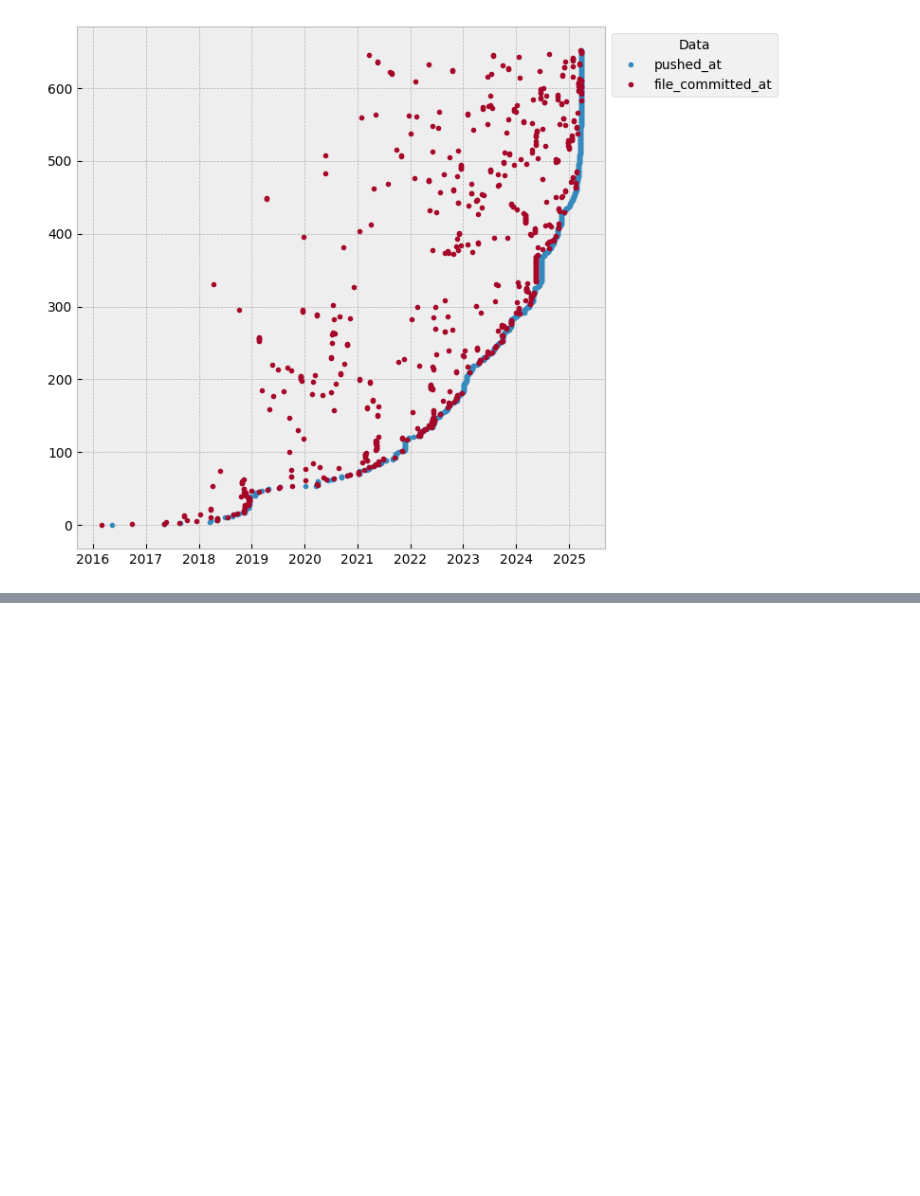
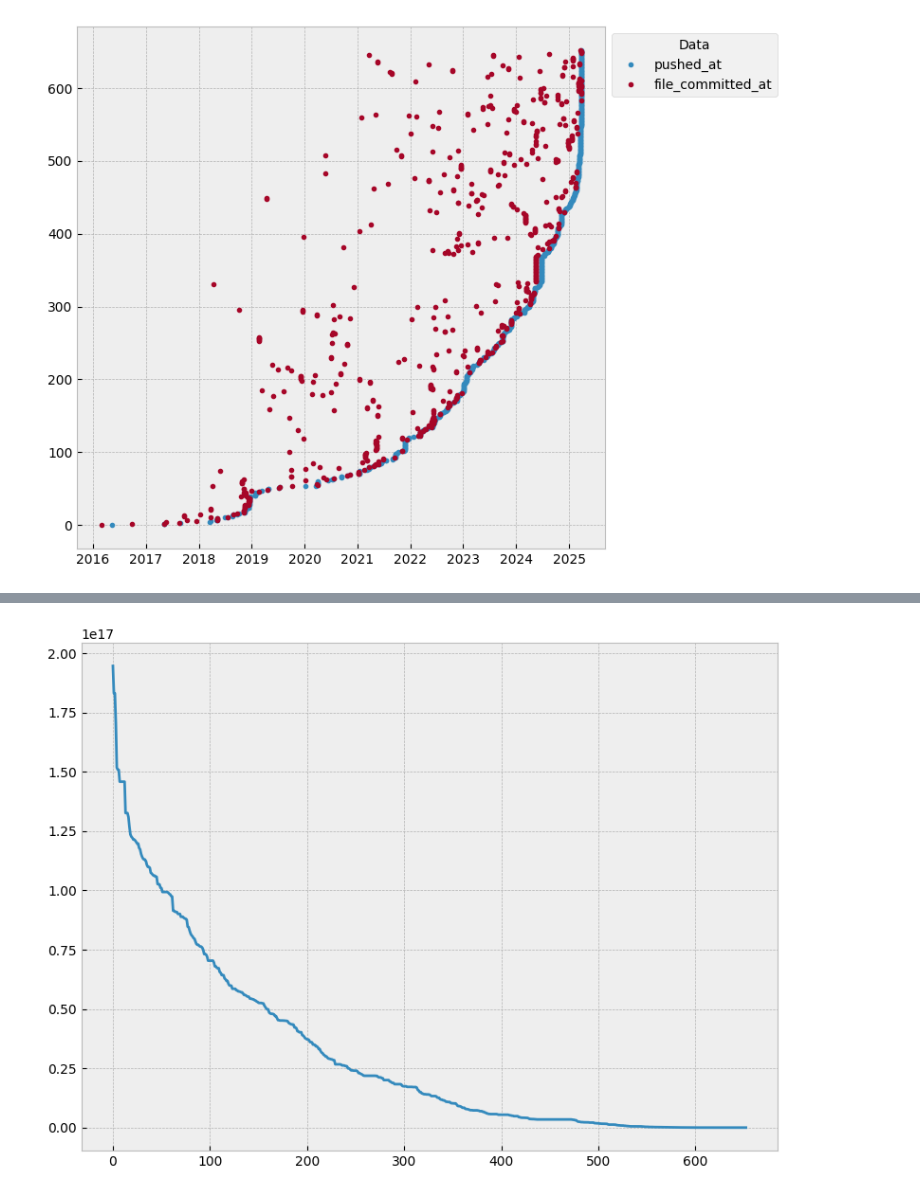
Before and after one commit to xisberto/hpa_usage, a Jupyter notebook: hpa_classify.ipynb, the cells around one changed output, grey strips where cells are left out. Saved outputs shown, nothing was run; the diff lists cells and outputs as text; code cells hidden in the pictures; blank space fills up the shorter version.

```diff
--- a/hpa_classify.ipynb
+++ b/hpa_classify.ipynb
@@ -767,0 +809,25 @@ plt.show()
+# %%
+df_date_diff.sort_values('last_commits', inplace=True, ignore_index=True, ascending=False)
+
+cmap = plt.get_cmap('viridis')
+num_rows = df_date_diff.shape[0]
+
+plt.figure(figsize=(8, 6))
+
+# for i in df_date_diff.index:
+#     x1 = df_date_diff.loc[i, 'pushed_at']
+#     x2 = df_date_diff.loc[i, 'file_committed_at']
+#     normalized_i = i / (num_rows - 1) if num_rows > 1 else 0.5
+#     color = cmap(normalized_i)
+#     plt.plot(
+#         [x1, x2], [i, i],
+#         marker='.',
+#         linewidth=1)#,
+#         # color=color)
+
+df_date_diff['last_commits'].plot()
+
+plt.tight_layout()
+plt.show()
+# %% [output]
+[figure, added]
```
Also changed, not shown: parts of 2 cells of this notebook.
